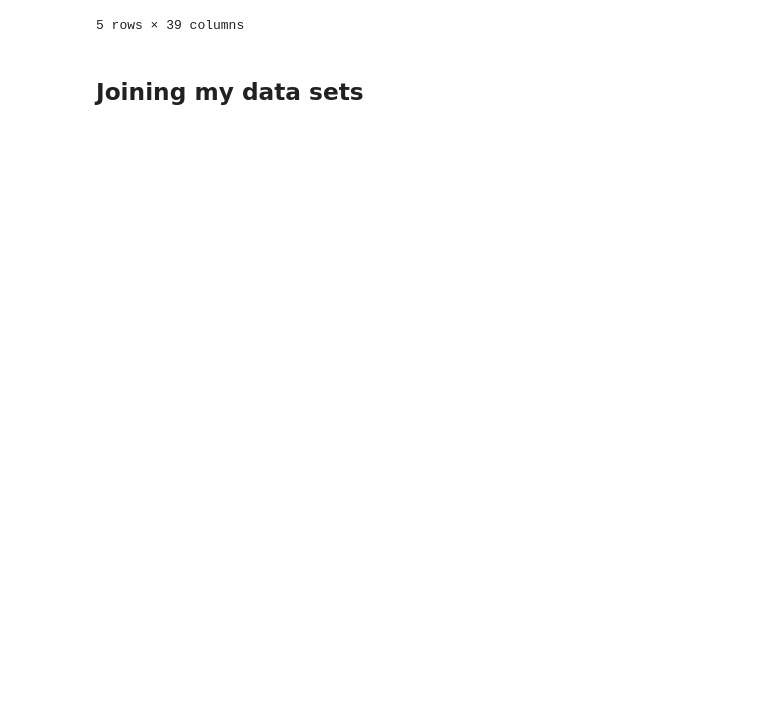
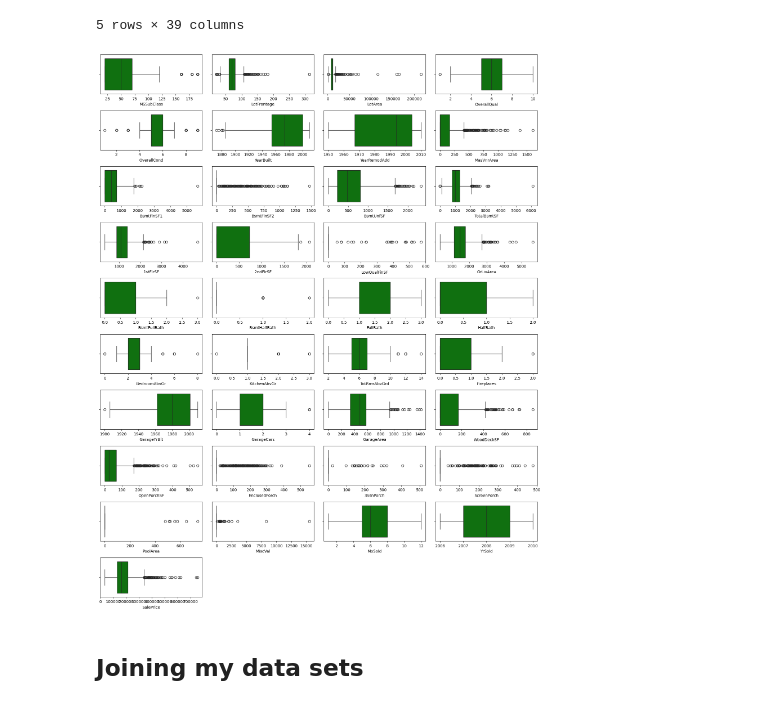
Before and after one commit to memmar1/Machine-Learning, a Jupyter notebook: Machine_Learning/02. week2_Project/House_pricing_project/Housing_Price_Project.ipynb, the cells around one changed output. Cells and saved outputs as stored; diff of their text form; code cells hidden in the pictures; blank space fills up the shorter version.

```diff
--- a/Machine_Learning/02. week2_Project/House_pricing_project/Housing_Price_Project.ipynb
+++ b/Machine_Learning/02. week2_Project/House_pricing_project/Housing_Price_Project.ipynb
@@ -216,6 +233,15 @@ categorical.head()
 | 3 | 3 | 1 | 0 | 3 | 0 | 0 | 0 | 6 | 2 | ... |
 | 4 | 3 | 1 | 0 | 3 | 0 | 2 | 0 | 15 | 2 | ... |
 5 rows × 39 columns
+# %%
+fig=plt.figure(figsize=(16,20))
+for var in range(len(numerical.columns)):
+    fig.add_subplot(10,4,var+1)
+    sns.boxplot(x=numerical.iloc[:,var],color="green")
+plt.tight_layout()
+plt.show()
+# %% [output]
+[figure, added]
 # %% [markdown]
 ## Joining my data sets
 # %%
```
Also changed, not shown: parts of 3 cells of this notebook, 6 other files.
